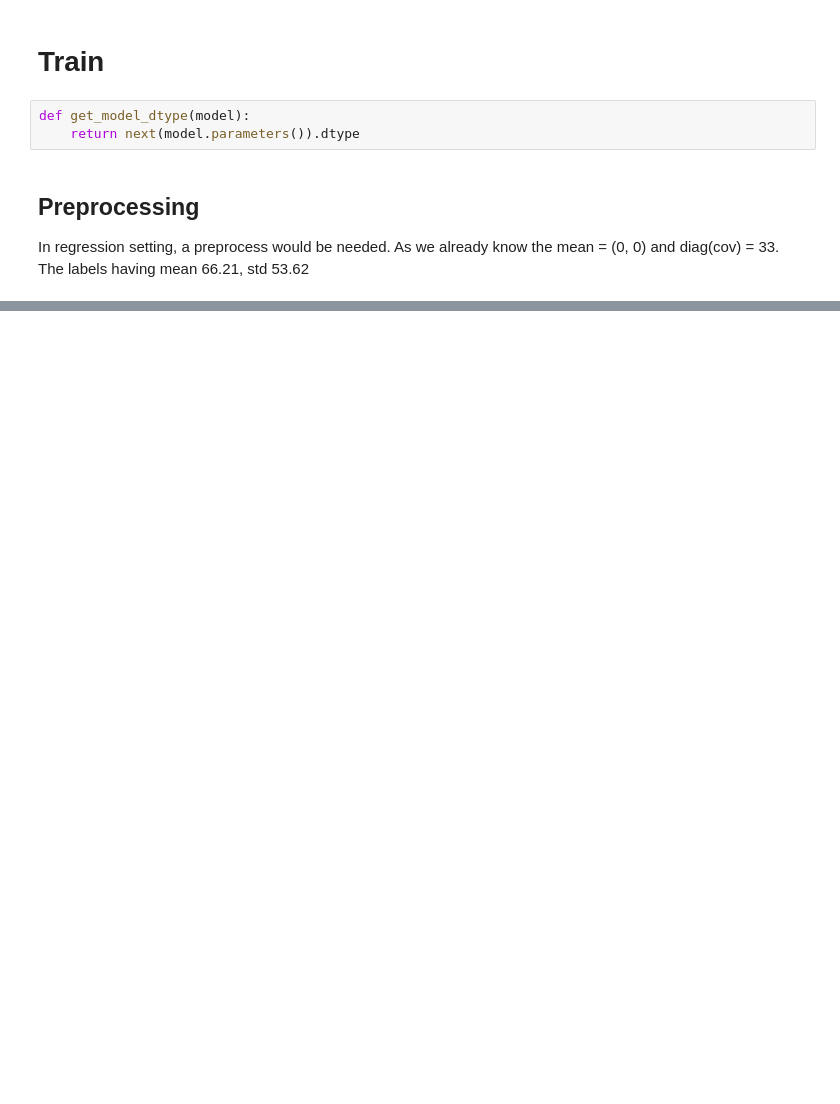
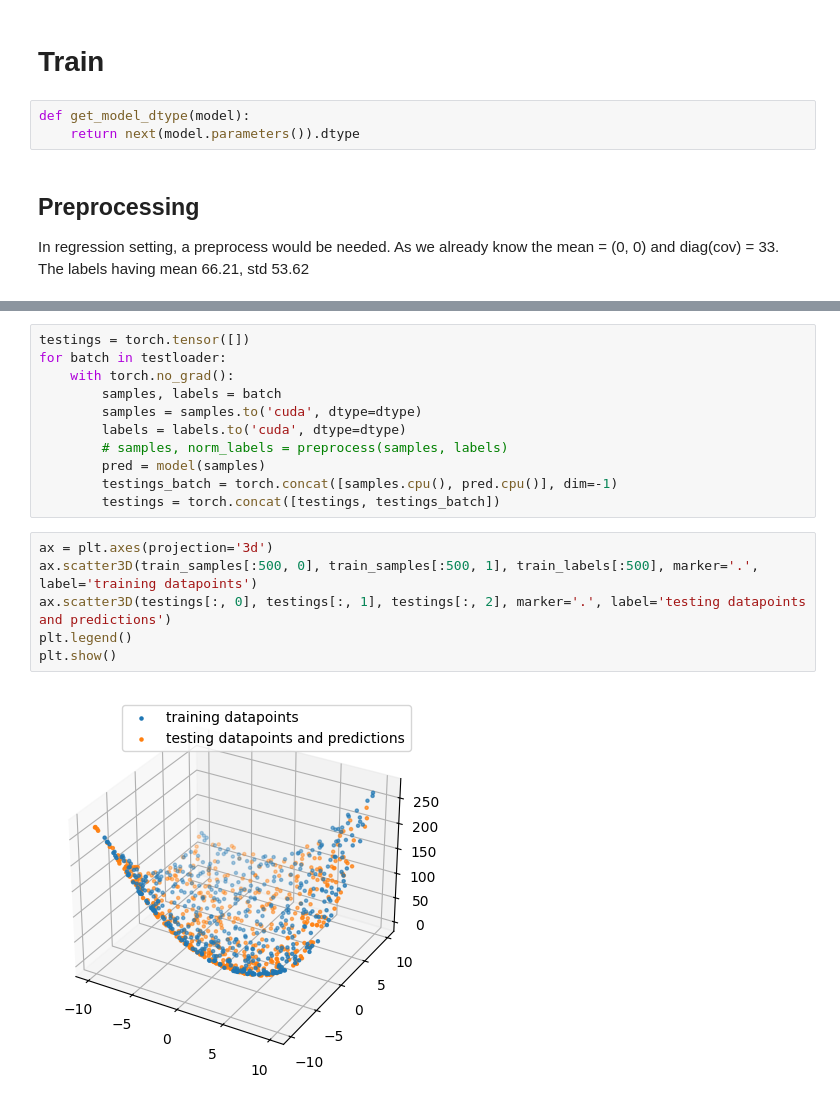
Before and after one commit to ermu2001/nyu_tandon_advanced_machine_learning, a Jupyter notebook: HW2/experiment_regression.ipynb, the cells around one changed output, grey strips where cells are left out. Saved outputs shown, nothing was run; the diff lists cells and outputs as text; blank space fills up the shorter version.

```diff
--- a/HW2/experiment_regression.ipynb
+++ b/HW2/experiment_regression.ipynb
@@ -124,0 +146,19 @@ plt.legend()
+# %%
+testings = torch.tensor([])
+for batch in testloader:
+    with torch.no_grad():
+        samples, labels = batch
+        samples = samples.to('cuda', dtype=dtype)
+        labels = labels.to('cuda', dtype=dtype)
+        # samples, norm_labels = preprocess(samples, labels)
+        pred = model(samples)
+        testings_batch = torch.concat([samples.cpu(), pred.cpu()], dim=-1)
+        testings = torch.concat([testings, testings_batch])
+# %%
+ax = plt.axes(projection='3d')
+ax.scatter3D(train_samples[:500, 0], train_samples[:500, 1], train_labels[:500], marker='.', label='training datapoints')
+ax.scatter3D(testings[:, 0], testings[:, 1], testings[:, 2], marker='.', label='testing datapoints and predictions')
+plt.legend()
+plt.show()
+# %% [output]
+[figure, added]
```
Also changed, not shown: parts of 9 cells of this notebook, 7 other files.
